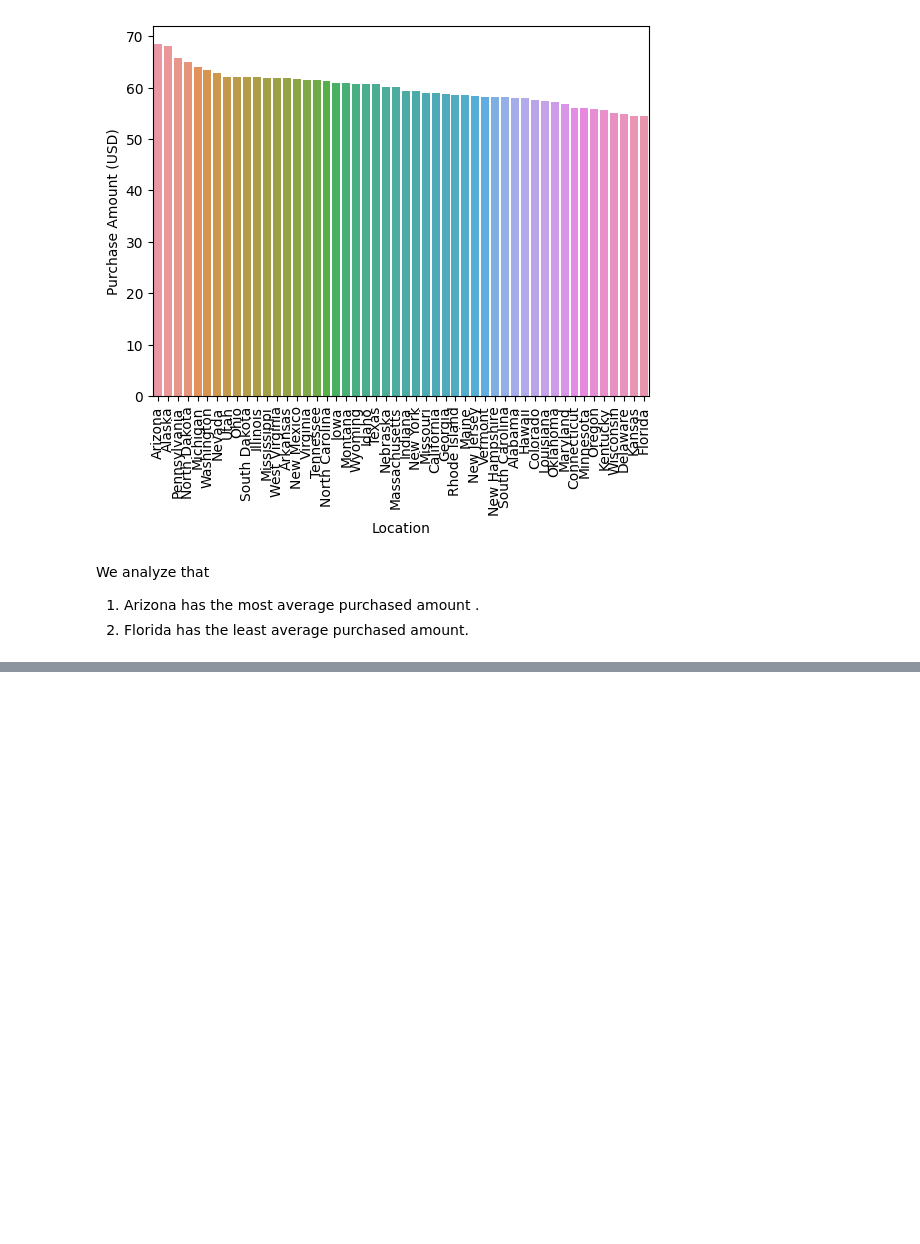
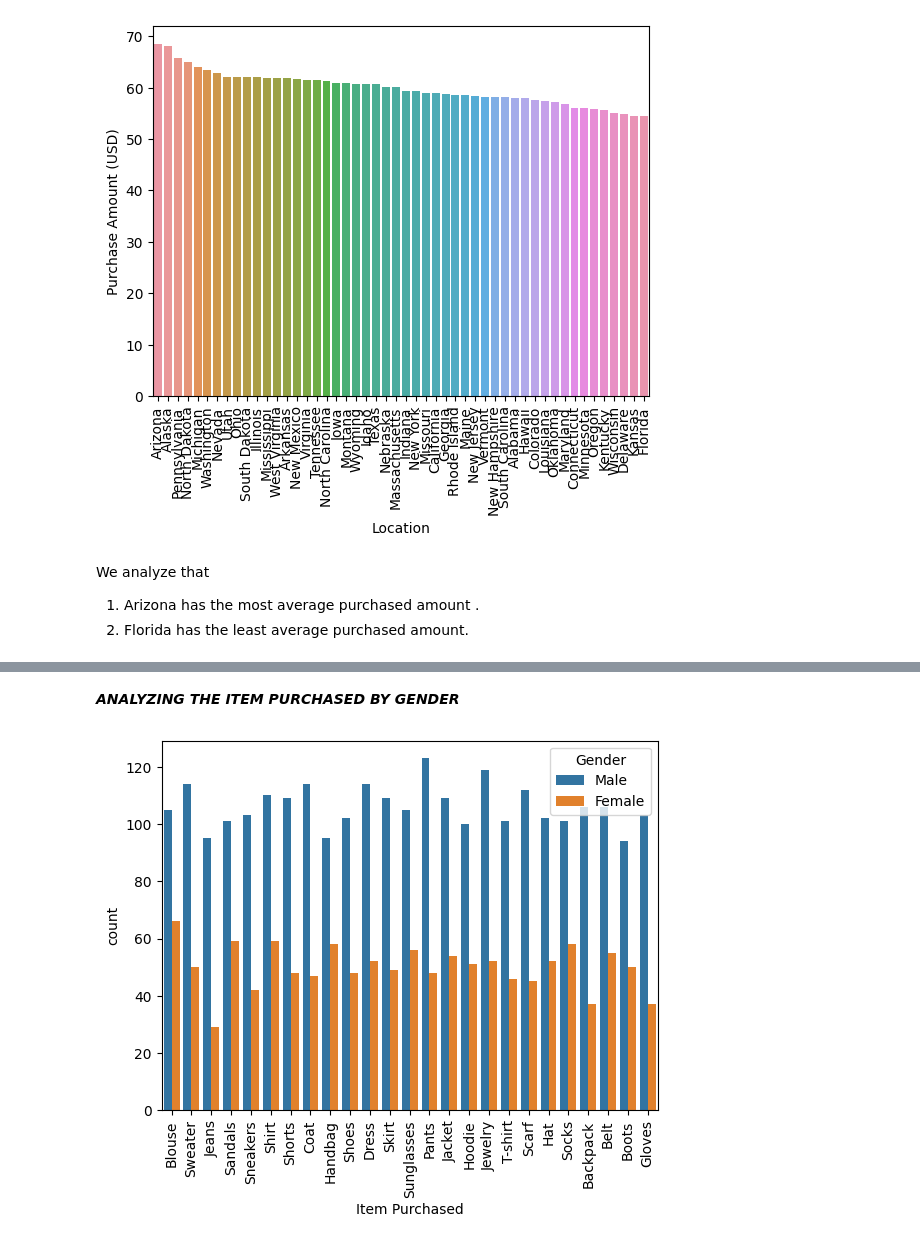
Before and after one commit to vanshikagoyal6396/MLCOE_TASK1_DIABETES, a Jupyter notebook: EDA2.ipynb, the cells around one changed output, grey strips where cells are left out. Cells and saved outputs as stored; diff of their text form; code cells hidden in the pictures; blank space fills up the shorter version.

```diff
--- a/EDA2.ipynb
+++ b/EDA2.ipynb
@@ -253,0 +366,8 @@ We analyze that
+# %% [markdown]
+***ANALYZING THE ITEM PURCHASED BY GENDER***
+# %%
+sns.countplot(x='Item Purchased',hue='Gender',data=data)
+plt.xticks(rotation=90)
+plt.show()
+# %% [output]
+[figure, added]
```
Also changed, not shown: parts of 15 cells of this notebook.
